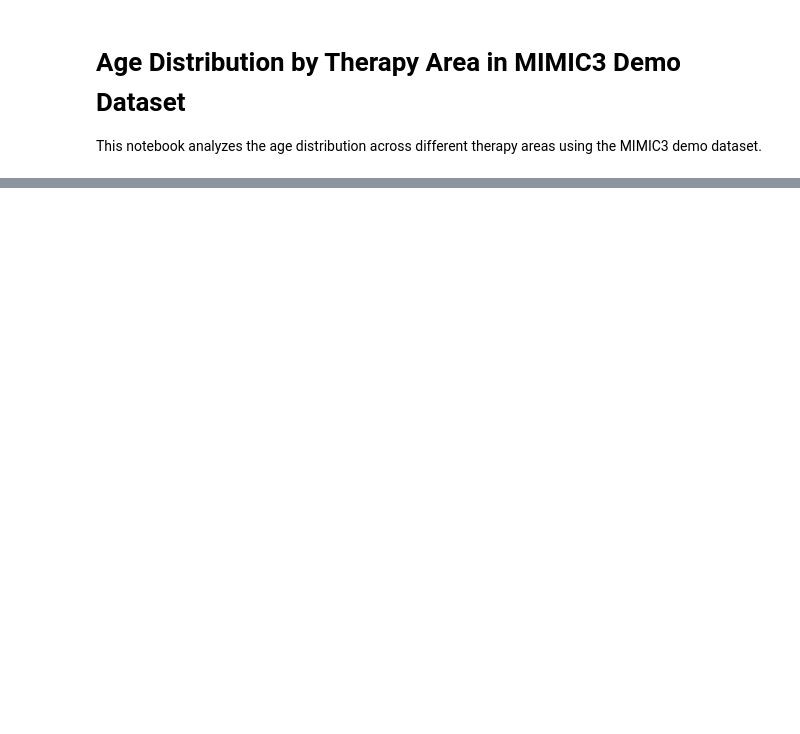
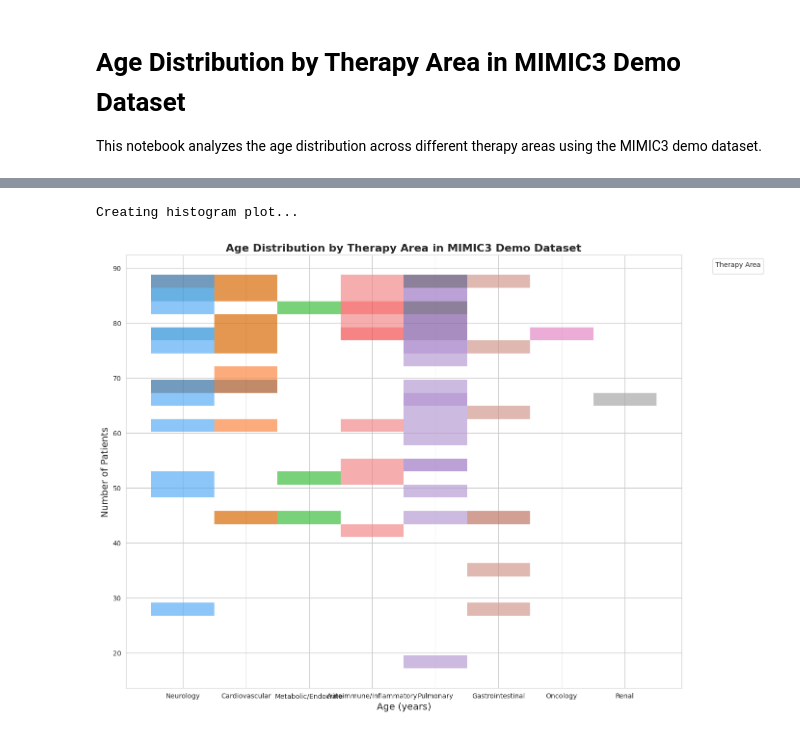
Before and after one commit to dalloliogm/PyHealth, a Jupyter notebook: mimic3_age_therapy_histogram.ipynb, the cells around one changed output, grey strips where cells are left out. Drawn from its saved outputs; the diff is of its cells as text; code cells hidden in the pictures; blank space fills up the shorter version.

```diff
--- a/mimic3_age_therapy_histogram.ipynb
+++ b/mimic3_age_therapy_histogram.ipynb
@@ -162,29 +272,34 @@ print(df_exploded['therapy_areas'].value_counts())
 # %%
 # Plot histogram of age distribution by therapy area
 print("Creating histogram plot...")
 
 # Filter out 'Other' category for cleaner visualization
+df_exploded = df_exploded.query("age < 200")
 plot_df = df_exploded[df_exploded['therapy_areas'] != 'Other']
 
 # Create the plot
 plt.figure(figsize=(14, 10))
 
 # Create histogram with hue for therapy areas
 g = sns.histplot(
     data=plot_df,
-    x='age',
+    x='therapy_areas',
+    y="age",
     hue='therapy_areas',
     multiple='stack',
     bins=30,
     alpha=0.7
 )
 
 plt.title('Age Distribution by Therapy Area in MIMIC3 Demo Dataset', fontsize=16, fontweight='bold')
 plt.xlabel('Age (years)', fontsize=14)
 plt.ylabel('Number of Patients', fontsize=14)
 plt.legend(title='Therapy Area', bbox_to_anchor=(1.05, 1), loc='upper left')
 plt.tight_layout()
 plt.show()
+# %% [output]
+Creating histogram plot...
+[figure, added]
 # %%
 # Print counts for each therapy area and age group
 print("Counts for each therapy area and age group:")
```
Also changed, not shown: parts of 9 cells of this notebook, 3 other files.
